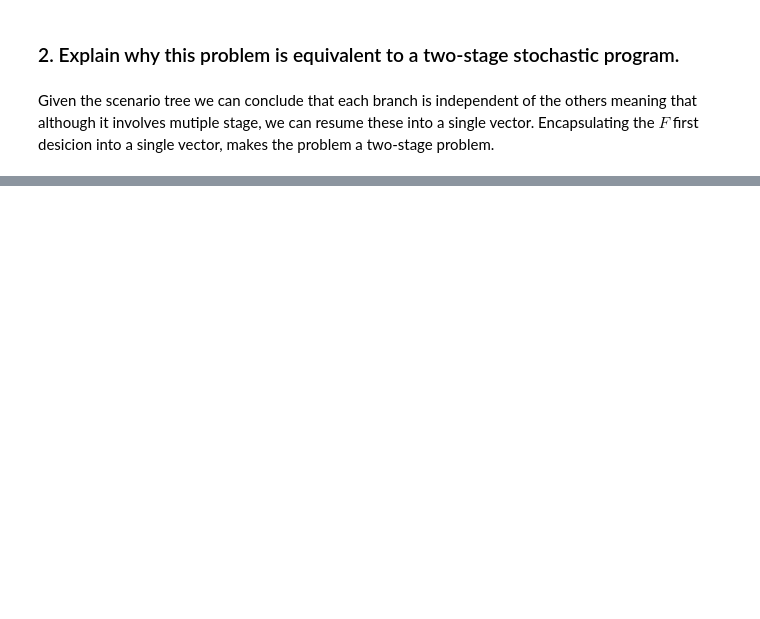
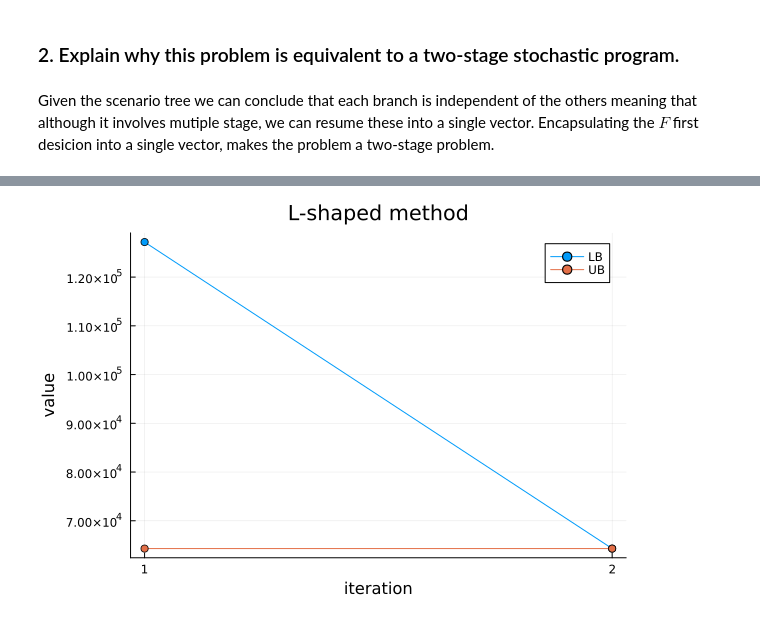
Before and after one commit to TheoHanon/Operational-Research, a Jupyter notebook: part2.ipynb, the cells around one changed output, grey strips where cells are left out. Saved outputs shown, nothing was run; the diff lists cells and outputs as text; code cells hidden in the pictures; blank space fills up the shorter version.

Commit message:
Add L-shaped/L-shaped multicut programming implementation

```diff
--- a/part2.ipynb
+++ b/part2.ipynb
@@ -53,0 +41,3 @@ scenarios = sample_chain(K, P_prob, states)
+# %%
+p_ws = [prices[F+1:end] .+ sample_chain(24 - F, P_prob, states) for i in 1:K]
+prob_ws = 1/K * ones(K)
@@ -87,0 +93,7 @@ Given the scenario tree we can conclude that each branch is independent of the o
+# %%
+LBs, UBs = lshaped(
+    prices[1:F],
+    p_ws,
+    prob_ws,
+    1e5,
+)
@@ -87,0 +121,19 @@ Given the scenario tree we can conclude that each branch is independent of the o
+# %%
+plot(
+    LBs,
+    label = "LB",
+    title = "L-shaped method",
+    xlabel = "iteration",
+    ylabel = "value",
+    legend = :topright,
+    xticks = 1:2,
+    marker= :circle,
+)
+plot!(
+    UBs,
+    label = "UB",
+    legend = :topright,
+    marker= :circle,
+)
+# %% [output]
+[figure, added]
```
Also changed, not shown: parts of 8 cells of this notebook, 3 other files.
